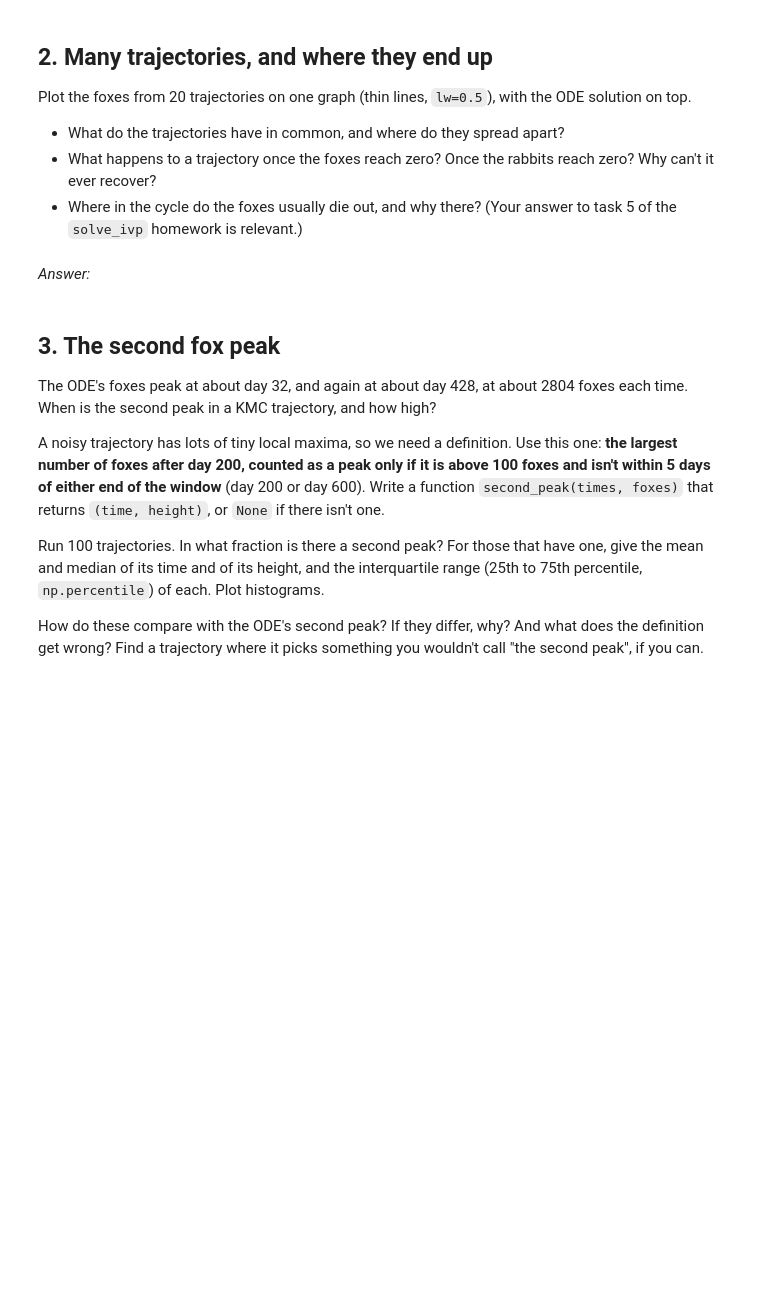
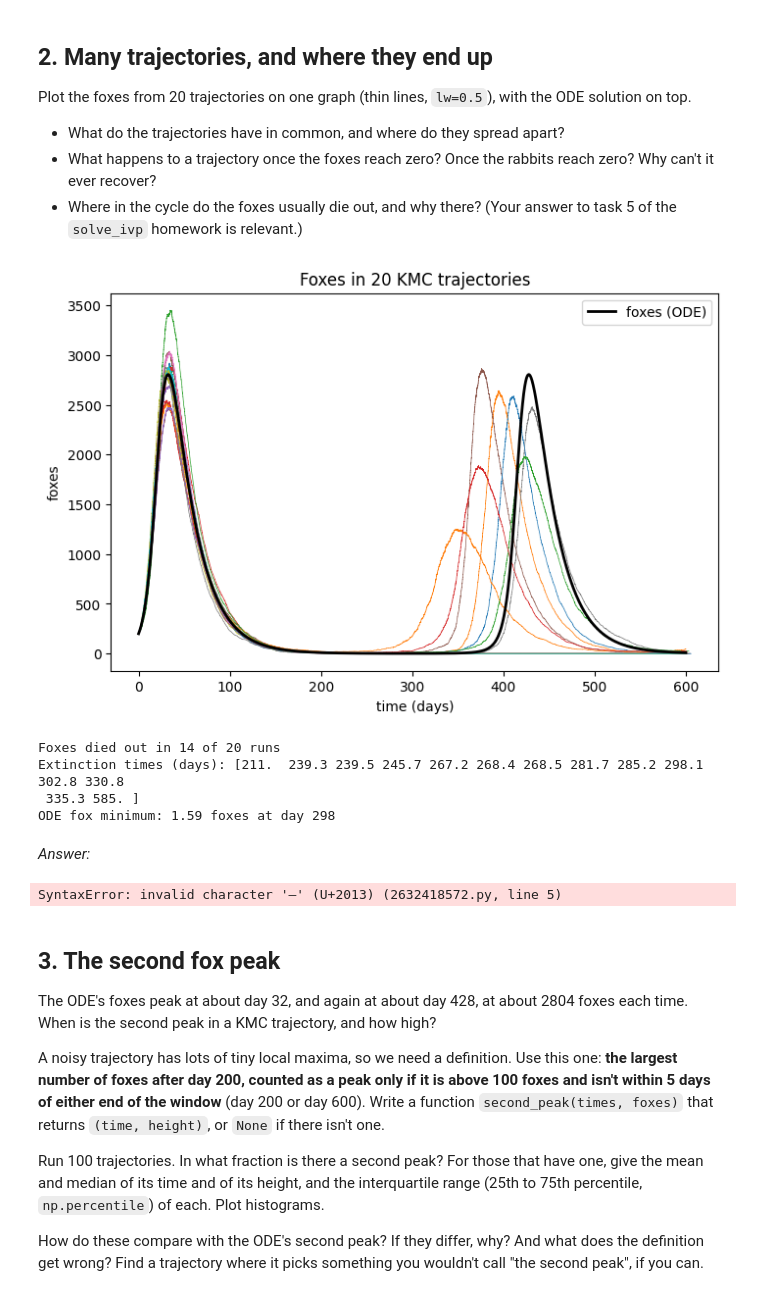
Before and after one commit to chrisgov12356/kinetic-monte-carlo, a Jupyter notebook: rabbits-and-foxes-kmc.ipynb, the cells around one changed output. Cells and saved outputs as stored; diff of their text form; code cells hidden in the pictures; blank space fills up the shorter version.

Commit message:
Task 2: plot 20 fox trajectories, describe spread and extinction

```diff
--- a/rabbits-and-foxes-kmc.ipynb
+++ b/rabbits-and-foxes-kmc.ipynb
@@ -252,8 +252,47 @@ solution on top.
   zero? Why can't it ever recover?
 - Where in the cycle do the foxes usually die out, and why there? (Your answer to
   task 5 of the `solve_ivp` homework is relevant.)
+# %%
+n_runs = 20
+plt.figure(figsize=(8, 5))
+extinction_times = []
+
+for seed in range(n_runs):
+    times, rabbits, foxes = kmc(R0, F0, t_end, np.random.default_rng(seed))
+    plt.step(times, foxes, where="post", lw=0.5)
+    if np.any(foxes == 0):
+        extinction_times.append(times[np.argmax(foxes == 0)])
+
+plt.plot(t_ode, F_ode, "k", lw=2, label="foxes (ODE)")
+plt.xlabel("time (days)")
+plt.ylabel("foxes")
+plt.title(f"Foxes in {n_runs} KMC trajectories")
+plt.legend()
+plt.show()
+
+print(f"Foxes died out in {len(extinction_times)} of {n_runs} runs")
+print("Extinction times (days):", np.round(sorted(extinction_times), 1))
+
+# Where is the ODE's fox trough?
+mask = (t_ode > 50) & (t_ode < 400)
+i_min = np.argmin(F_ode[mask])
+print(f"ODE fox minimum: {F_ode[mask][i_min]:.2f} foxes at day {t_ode[mask][i_min]:.0f}")
+# %% [output]
+[figure, added]
+Foxes died out in 14 of 20 runs
+Extinction times (days): [211.  239.3 239.5 245.7 267.2 268.4 268.5 281.7 285.2 298.1 302.8 330.8
+ 335.3 585. ]
+ODE fox minimum: 1.59 foxes at day 298
 # %% [markdown]
 *Answer:*
+# %%
+The stochastic runs match the ODE through the first fox peak (around day 30), when populations are large and noise is small. They diverge at the trough, where a few foxes make chance decisive. Survivors then peak at different times and heights.
+
+Zero is an absorbing state. With no foxes, fox birth and death rates are zero, so rabbits grow unchecked. With no rabbits, foxes can only die, and then the simulation stops. Without immigration, neither species can recover.
+
+Foxes usually die out in the first trough (days 210–335), where the ODE’s 1.6 foxes survive on paper but real foxes can all die before breeding.
+# %% [output]
+SyntaxError: invalid character '–' (U+2013) (2632418572.py, line 5)
 # %% [markdown]
 ## 3. The second fox peak
 
```
